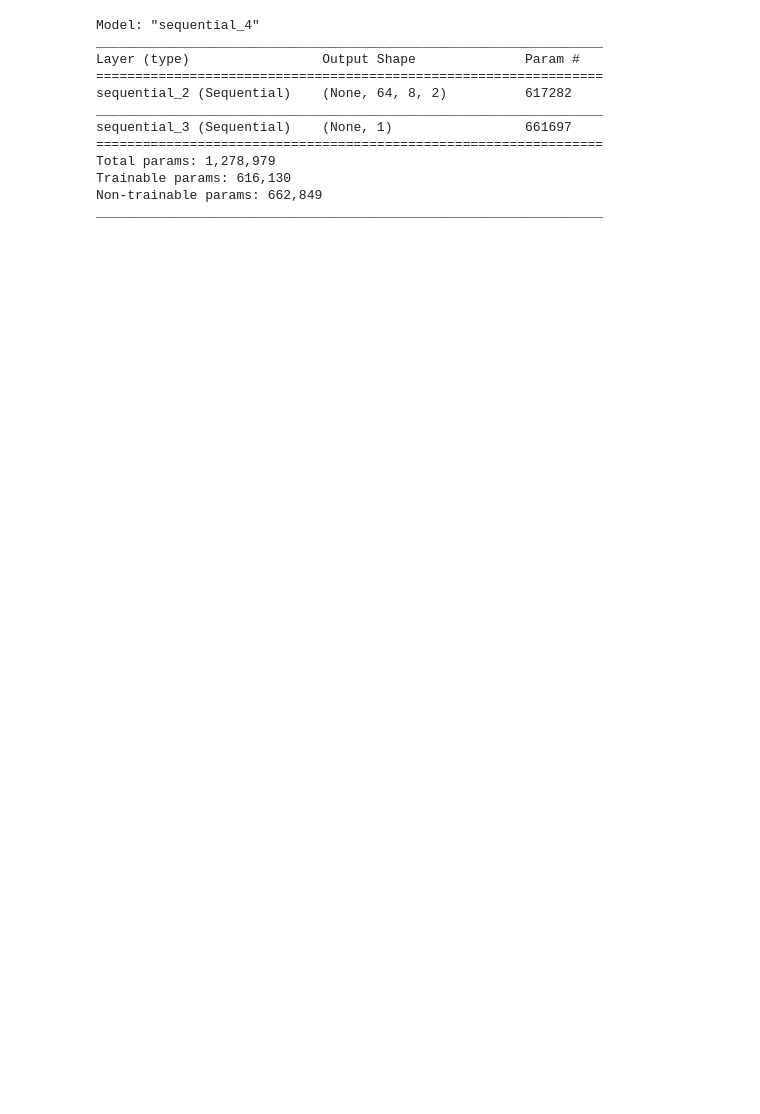
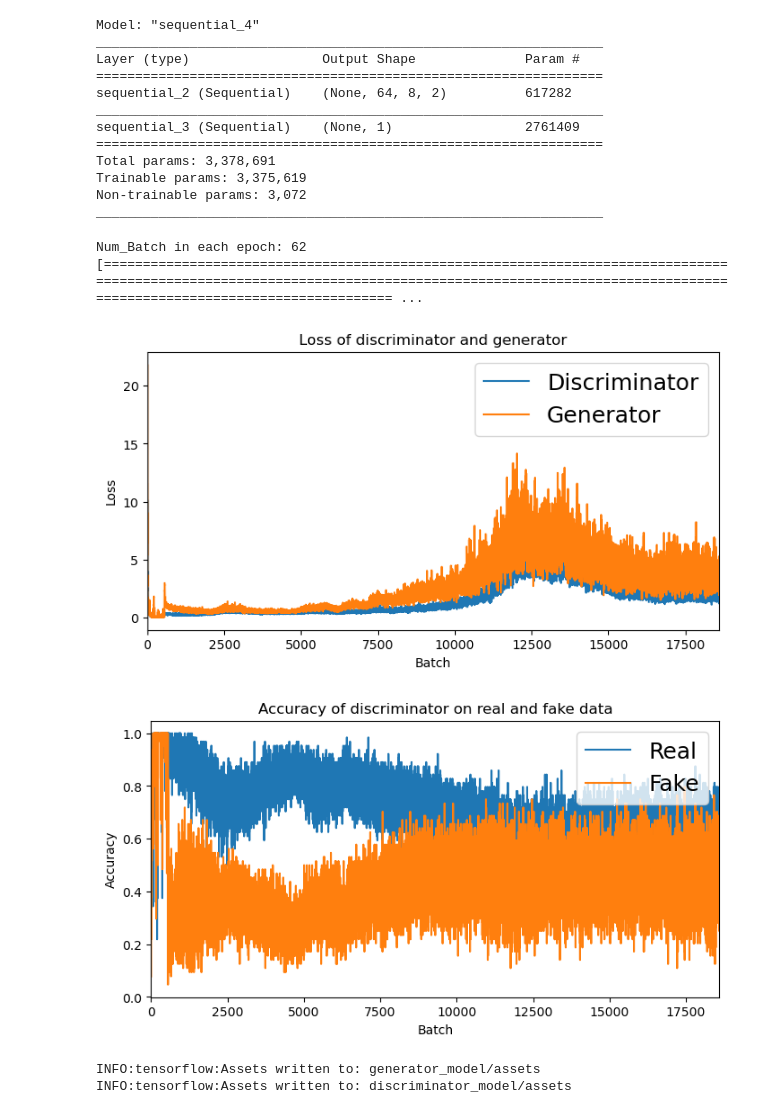
Before and after one commit to wai-ming-chan/PCA-GAN, a Jupyter notebook: training.ipynb, the cells around one changed output. Cells and saved outputs as stored; diff of their text form; code cells hidden in the pictures; blank space fills up the shorter version.

```diff
--- a/training.ipynb
+++ b/training.ipynb
@@ -53,7 +65,6 @@ print(Channels.shape)
 # %%
-# design discriminator
-# The input size if discriminator
-Input_shape=(64,8,2)
+# design Discriminator
+Input_shape=(64,8,2) # The input size if Discriminator
 
 # Discriminator network structure
 def define_discriminator(Input_shape):
@@ -76,6 +87,11 @@ def define_discriminator(Input_shape):
     model.add(LeakyReLU(0.2))
     model.add(Dropout(rate = 0.4))
 
+    model.add(Conv2D(512,kernel_size=4,strides=2,padding='same',kernel_initializer=init))
+    model.add(BatchNormalization())
+    model.add(LeakyReLU(0.2))
+    model.add(Dropout(rate = 0.4))
+
     model.add(Flatten())
     model.add(Dense(1,activation='linear'))
 
@@ -170,11 +186,11 @@ _________________________________________________________________
 Generator=define_generator(Input)
 Discriminator=define_discriminator(Input_shape)
 def define_GAN(Generator,Discriminator):
-    Discriminator.trainable=False
+    #Discriminator.trainable=False
     model=Sequential()
     model.add(Generator)
     model.add(Discriminator)
-    model.compile(loss='mean_squared_error',optimizer=Adam(lr=0.0002, beta_1=0.5))
+    model.compile(loss='mean_squared_error',optimizer=Adam(learning_rate=0.0002, beta_1=0.5))
     return model
 Figure3=define_GAN(Generator,Discriminator)
 Figure3.summary()
@@ -185,11 +201,11 @@ Layer (type)                 Output Shape              Param #
 =================================================================
 sequential_2 (Sequential)    (None, 64, 8, 2)          617282
 _________________________________________________________________
-sequential_3 (Sequential)    (None, 1)                 661697
+sequential_3 (Sequential)    (None, 1)                 2761409
 =================================================================
-Total params: 1,278,979
-Trainable params: 616,130
-Non-trainable params: 662,849
+Total params: 3,378,691
+Trainable params: 3,375,619
+Non-trainable params: 3,072
 _________________________________________________________________
 # %%
 # training
@@ -203,8 +219,8 @@ def Train(Discriminator, Generator, GAN, Epoch, batch_size):
 
     #Xtrain=Xtrain.reshape(Xtrain.shape[0],128,400,1)
     Num_Batch=int(Y.shape[0]/batch_size)
-    print("Batch per Epoch:",Num_Batch)
-    print("Processing:")
+    print("Num_Batch in each epoch:",Num_Batch)
+
 
     # prepare to save results
     #Rloss=[]
@@ -217,7 +233,6 @@ def Train(Discriminator, Generator, GAN, Epoch, batch_size):
 
 
     for i in range(Epoch):
-        print("%d " %i, end = '')
         for j in range (Num_Batch):
 
             # generate label 1 and 0 for real and fake data respectively
@@ -250,8 +265,8 @@ def Train(Discriminator, Generator, GAN, Epoch, batch_size):
             #discriminator.trainable=True
 
             # show results for each batch size
-            #print("%d [Dloss: %f , Racc: %.2f, Facc: %.2f ] [Gloss: %f]" %
-            #       (j,d_loss,Racc,Facc,g_loss))
+#             print("[epoch:%d,batch:%d] [Dloss: %f , Racc: %.2f, Facc: %.2f ] [Gloss: %f]" %
+#                    (i,j,d_loss,Racc,Facc,g_loss))
 
             Dloss.append(d_loss)
             #Accuracy.append((accuracy_temp))
@@ -259,37 +274,61 @@ def Train(Discriminator, Generator, GAN, Epoch, batch_size):
             Raccuracy.append(Racc)
             Faccuracy.append(Facc)
             Gloss.append(g_loss)
 
-        # show results for each batch size
-        print("[epoch:%d] [Dloss: %f , Racc: %.2f, Facc: %.2f ] [Gloss: %f]" %
-               (i,d_loss,Racc,Facc,g_loss))
+#         print("[epoch:%d] [Dloss: %f , Racc: %.2f, Facc: %.2f ] [Gloss: %f]" %
+#                (i,d_loss,Racc,Facc,g_loss))
+        sys.stdout.write('\r')
+        sys.stdout.write("[Running] epoch:%d / %d" % (i,Epoch))
+        #sys.stdout.write("[%-200s] epoch:%d" % ('='*i, i))
+        sys.stdout.flush()
 
         # save weights of both networks
         Generator.save('generator.h5')
         Discriminator.save('discriminator.h5')
         Generator.save_weights('weightG.h5')
         Discriminator.save_weights('weightsD.h5')
 
+
     plt.figure(figsize=(18,4))
     plt.subplot(1,2,1)
-    plt.plot(range(Epoch*Num_Batch),Dloss,label='Real')
-    plt.plot(range(Epoch*Num_Batch),Gloss,label='Fake')
+    plt.plot(range(Epoch*Num_Batch),Dloss,label='Discriminator')
+    plt.plot(range(Epoch*Num_Batch),Gloss,label='Generator')
+    #plt.plot(range(Epoch*Num_Batch),Gloss,label='Generator')
     plt.xlabel('Batch')
     plt.xlim(0,Epoch*Num_Batch,10)
     plt.ylabel('Loss')
     plt.title('Loss of discriminator and generator')
     plt.legend(prop={"size":18})
-    plt.savefig('Loss.pdf')
+    plt.savefig('Loss.png')
     plt.show()
 
     plt.figure(figsize=(18,4))
     plt.subplot(1,2,2)
+    #plt.plot(range(Epoch*Num_Batch),Accuracy,label='Discriminator')
     plt.plot(range(Epoch*Num_Batch),Raccuracy,label='Real')
     plt.plot(range(Epoch*Num_Batch),Faccuracy,label='Fake')
     plt.xlabel('Batch')
     plt.xlim(0,Epoch*Num_Batch,10)
     plt.ylabel('Accuracy')
     plt.title('Accuracy of discriminator on real and fake data')
     plt.legend(prop={"size":18})
-    plt.savefig('Accuracy.pdf')
+    plt.savefig('Accuracy.png')
     plt.show()
+
+
+Epoch=200
+batch_size=64
+Generator=define_generator(Input)
+Discriminator=define_discriminator(Input_shape)
+GAN=define_GAN(Generator,Discriminator)
+
+Train(Discriminator, Generator, GAN, Epoch, batch_size)
+Generator.save('generator_model')
+Discriminator.save('discriminator_model')
+# %% [output]
+Num_Batch in each epoch: 62
+[======================================================================================================================================================================================================= ...
+[figure, added]
+[figure, added]
+INFO:tensorflow:Assets written to: generator_model/assets
+INFO:tensorflow:Assets written to: discriminator_model/assets
```
Also changed, not shown: parts of 13 cells of this notebook, 3 other files.
